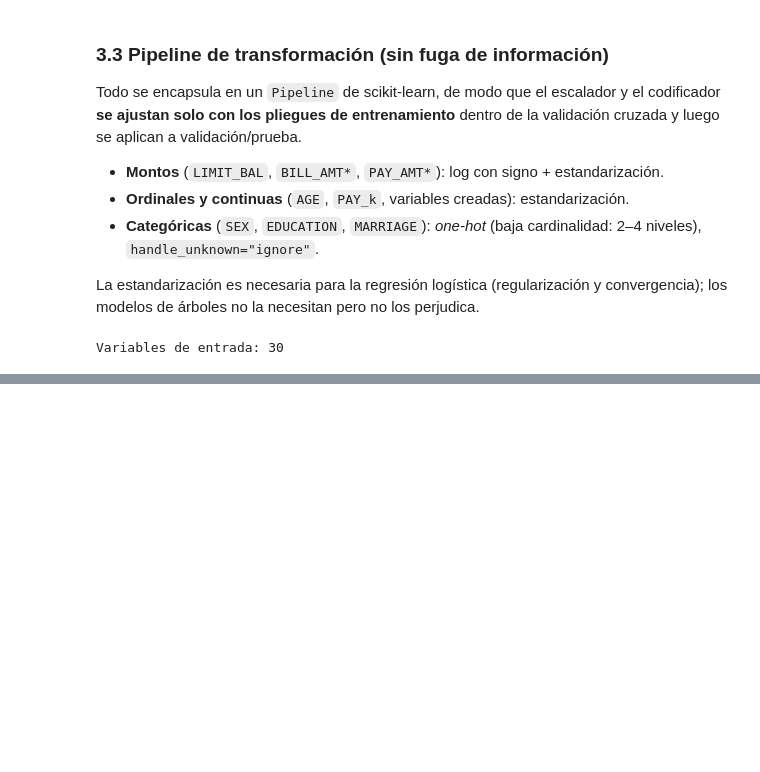
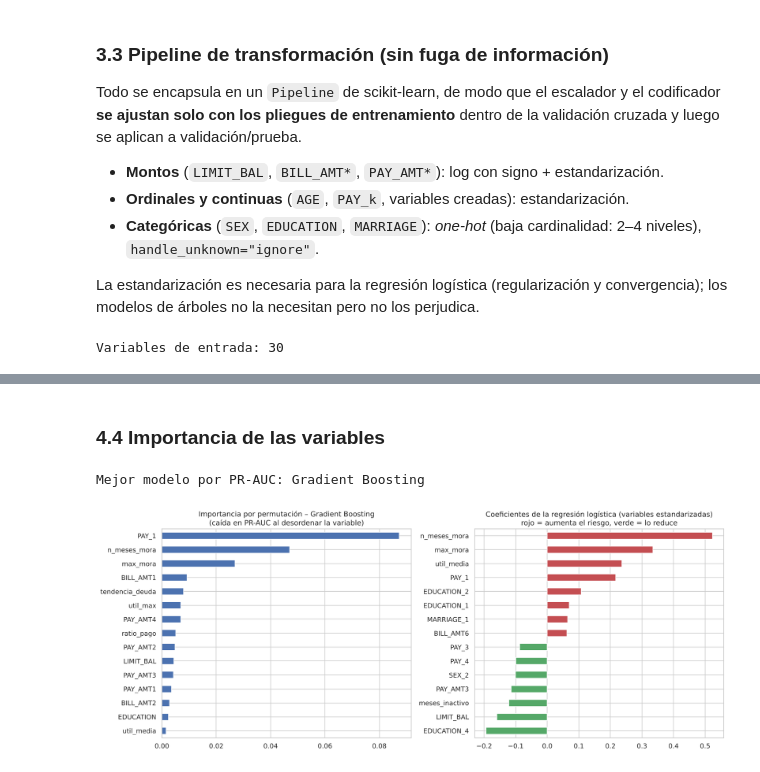
Before and after one commit to JuanRob2024/Analisis-de-datos-2026-2, a Jupyter notebook: evaluacion 4/notebooks/evento4_equipo5_default_credito.ipynb, the cells around one changed output, grey strips where cells are left out. Cells and saved outputs as stored; diff of their text form; code cells hidden in the pictures; blank space fills up the shorter version.

```diff
--- a/evaluacion 4/notebooks/evento4_equipo5_default_credito.ipynb
+++ b/evaluacion 4/notebooks/evento4_equipo5_default_credito.ipynb
@@ -357,0 +477,26 @@ Variables de entrada: 30
+# %% [markdown]
+### 4.4 Importancia de las variables
+# %%
+mejor_nombre = resultados.xs("0,5", level="Umbral")["PR-AUC"].idxmax()
+mejor = busquedas[mejor_nombre].best_estimator_
+print("Mejor modelo por PR-AUC:", mejor_nombre)
+
+perm = permutation_importance(mejor, X_test, y_test, scoring="average_precision",
+                              n_repeats=5, random_state=SEED, n_jobs=1)
+imp = pd.Series(perm.importances_mean, index=X_test.columns).sort_values()
+
+log_model = busquedas["Regresión logística"].best_estimator_
+coef = pd.Series(log_model.named_steps["clf"].coef_[0],
+                 index=log_model.named_steps["prep"].get_feature_names_out()).sort_values()
+coef.index = coef.index.str.replace(r"^\w+__", "", regex=True)
+
+fig, axes = plt.subplots(1, 2, figsize=(15, 6))
+imp.tail(15).plot.barh(ax=axes[0], color="#4C72B0")
+axes[0].set_title(f"Importancia por permutación – {mejor_nombre}\n(caída en PR-AUC al desordenar la variable)")
+extremos = pd.concat([coef.head(7), coef.tail(8)])
+extremos.plot.barh(ax=axes[1], color=["#C44E52" if v > 0 else "#55A868" for v in extremos])
+axes[1].set_title("Coeficientes de la regresión logística (variables estandarizadas)\nrojo = aumenta el riesgo, verde = lo reduce")
+plt.tight_layout(); guardar("08_importancia"); plt.show()
+# %% [output]
+Mejor modelo por PR-AUC: Gradient Boosting
+[figure, added]
```
Also changed, not shown: parts of 15 cells of this notebook, 3 other files.
